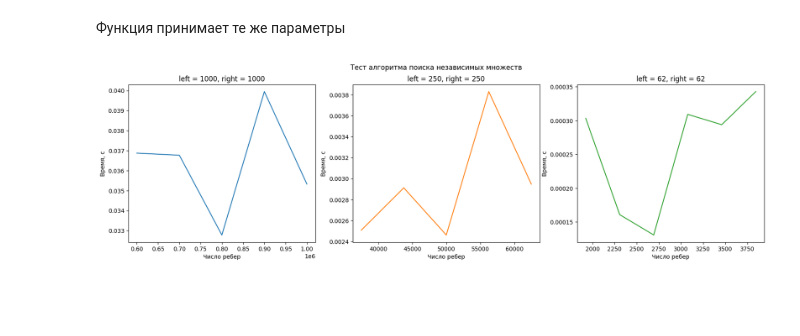
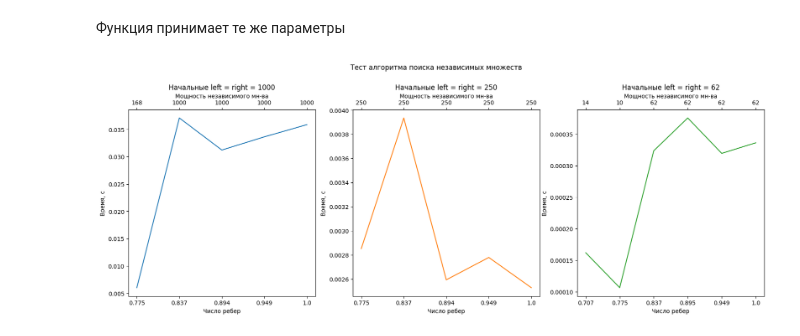
Before and after one commit to multifacs/graph-algorithms, a Jupyter notebook: graph-algorithms.ipynb, the cells around one changed output. Saved outputs shown, nothing was run; the diff lists cells and outputs as text; code cells hidden in the pictures; blank space fills up the shorter version.

Commit message:
added powers

```diff
--- a/graph-algorithms.ipynb
+++ b/graph-algorithms.ipynb
@@ -90,6 +90,7 @@ def test_max_matching(starting_left, starting_right, max_iter, limit, time_array
             B = bipartite.gnmk_random_graph(
                 starting_left, starting_right, current_num_of_v)  # Создаем граф
             try:
+                nx.bipartite.maximum_matching(B)
                 start = time.perf_counter()  # Засекаем время
                 nx.bipartite.maximum_matching(B)  # и пытаемся вызвать алгоритм
                 end = time.perf_counter()
@@ -159,7 +166,7 @@ plt.show()
 # %% [markdown]
 Функция принимает те же параметры
 # %%
-def test_maximal_ind_set(starting_left, starting_right, max_iter, limit, time_array, vertices_array):
+def test_maximal_ind_set(starting_left, starting_right, max_iter, limit, time_array, vertices_array, power_array):
     full_num_of_v = starting_left * starting_right
     current_num_of_v = full_num_of_v
     flag_continue = True
@@ -176,11 +183,12 @@ def test_maximal_ind_set(starting_left, starting_right, max_iter, limit, time_ar
 
             try:
                 start = time.perf_counter()
-                nx.maximal_independent_set(B)
+                ind_set = nx.maximal_independent_set(B)
                 end = time.perf_counter()
 
                 time_array.append(end - start)
                 vertices_array.append(current_num_of_v)
+                power_array.append(len(ind_set))
                 current_num_of_v -= tenth_part
                 break
             except Exception:
@@ -189,6 +197,7 @@ def test_maximal_ind_set(starting_left, starting_right, max_iter, limit, time_ar
 sets_data_time = []
 sets_data_vertices = []
 sets_data_n = []
+sets_data_power = []
 
 starting_n = 1000
 max_iter = 100
@@ -196,35 +205,49 @@ limit = starting_n * starting_n / 2
 k = 4
 time_array = []
 vertices_array = []
+power_array = []
 
 while starting_n >= 50:
     test_maximal_ind_set(starting_n, starting_n, max_iter, limit,
-                         time_array, vertices_array)
+                         time_array, vertices_array, power_array)
 
     sets_data_time.append(list(time_array))
     sets_data_vertices.append(list(vertices_array))
     sets_data_n.append(starting_n)
+    sets_data_power.append(list(power_array))
 
     time_array = []
     vertices_array = []
+    power_array = []
 
     starting_n = int(starting_n / k)
     limit = starting_n * starting_n / 2
 # %%
 axes_n = 3
 counter = 0
 fig, axes = plt.subplots(1, axes_n, figsize=(
-    20, 5), gridspec_kw={'width_ratios': [1, 1, 1]})
+    20, 7), gridspec_kw={'width_ratios': [1, 1, 1], 'height_ratios': [1]})
 
 fig.suptitle('Тест алгоритма поиска независимых множеств')
 
 colors = ['tab:blue', 'tab:orange', 'tab:green']
 for i in range(axes_n):
-    axes[i].set_title("left = {}, right = {}".format(
-        sets_data_n[i], sets_data_n[i]))
+    start = sets_data_n[i]
+    axes[i].set_title("Начальные left = right = {}".format(start))
     axes[i].set(xlabel='Число ребер', ylabel='Время, с')
-    axes[i].plot(sets_data_vertices[i],
+
+    edge_probability = [round(x / start, 3)
+                        for x in np.sqrt(sets_data_vertices[i])]
+    ticks = np.arange(len(sets_data_vertices[i]), 0, -1)
+
+    secax = axes[i].secondary_xaxis('top')
+    secax.set_xticks(ticks, sets_data_power[i])
+    secax.set_xlabel('Мощность независимого мн-ва')
+
+    axes[i].set_box_aspect(1)
+    axes[i].plot(ticks,
                  sets_data_time[i], colors[i])
+    axes[i].set_xticks(ticks, edge_probability)
 plt.show()
 # %% [output]
-[figure, old version]
+[figure, new version]
```
Also changed, not shown: parts of 1 cell of this notebook.
